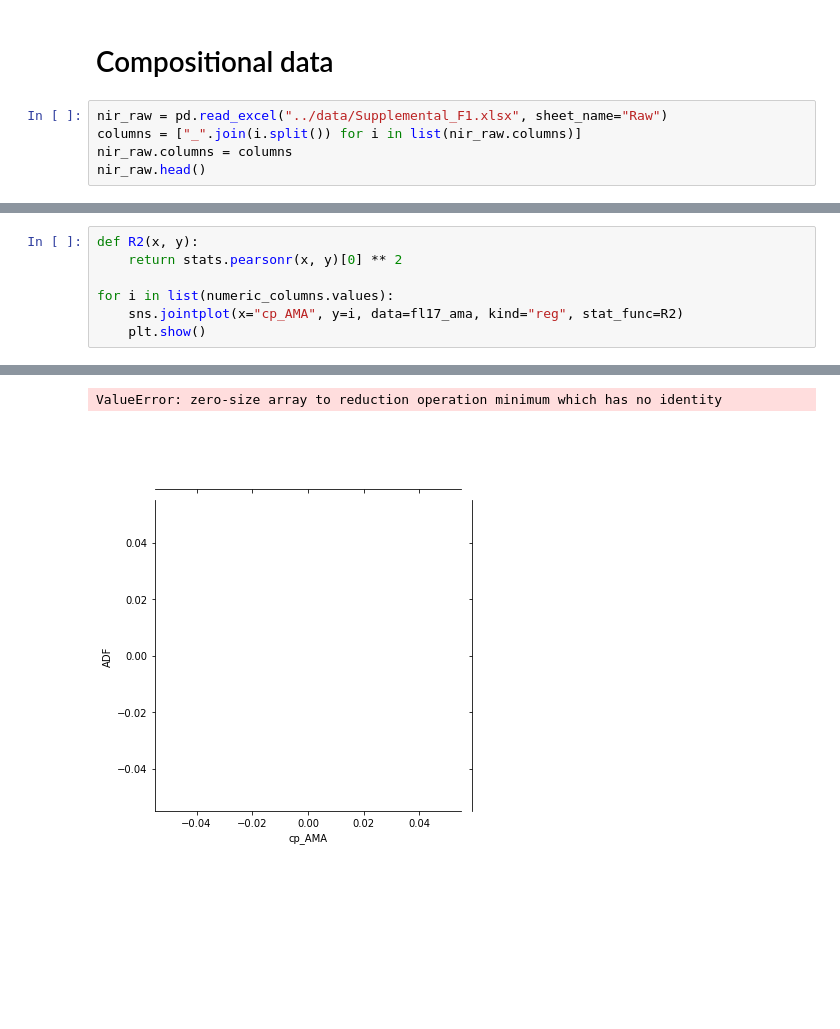
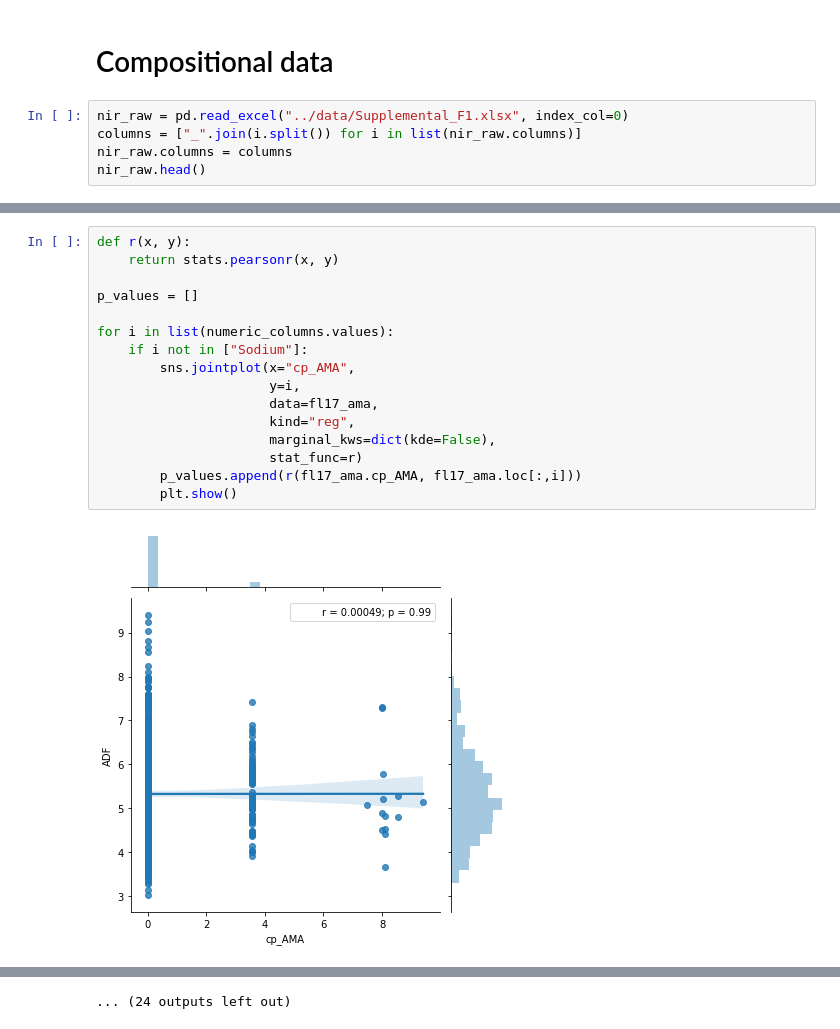
Before and after one commit to lkshiel/ACRE, a Jupyter notebook: notebooks/ACRE1.ipynb, the cells around one changed output, grey strips where cells are left out. Drawn from its saved outputs; the diff is of its cells as text; blank space fills up the shorter version.

```diff
--- a/notebooks/ACRE1.ipynb
+++ b/notebooks/ACRE1.ipynb
@@ -361,7 +208,7 @@ se_tan.set(xlabel= "Antimicrobial activity", ylabel="Tannins g of [CE/kg]")
 # %% [markdown]
 # Compositional data
 # %%
-nir_raw = pd.read_excel("../data/Supplemental_F1.xlsx", sheet_name="Raw")
+nir_raw = pd.read_excel("../data/Supplemental_F1.xlsx", index_col=0)
 columns = ["_".join(i.split()) for i in list(nir_raw.columns)]
 nir_raw.columns = columns
 nir_raw.head()
@@ -431,8 +238,18 @@ fl17_ama.head()
 # %%
-def R2(x, y):
-    return stats.pearsonr(x, y)[0] ** 2
+def r(x, y):
+    return stats.pearsonr(x, y)
+
+p_values = []
 
 for i in list(numeric_columns.values):
-    sns.jointplot(x="cp_AMA", y=i, data=fl17_ama, kind="reg", stat_func=R2)
-    plt.show()
+    if i not in ["Sodium"]:
+        sns.jointplot(x="cp_AMA",
+                      y=i,
+                      data=fl17_ama,
+                      kind="reg",
+                      marginal_kws=dict(kde=False),
+                      stat_func=r)
+        p_values.append(r(fl17_ama.cp_AMA, fl17_ama.loc[:,i]))
+        plt.show()
 # %% [output]
+[figure, new version]
@@ -439,2 +267 @@ for i in list(numeric_columns.values):
-ValueError: zero-size array to reduction operation minimum which has no identity
+... (24 outputs left out)
-[figure, old version]
```
Also changed, not shown: parts of 39 cells of this notebook, 2 other files.
